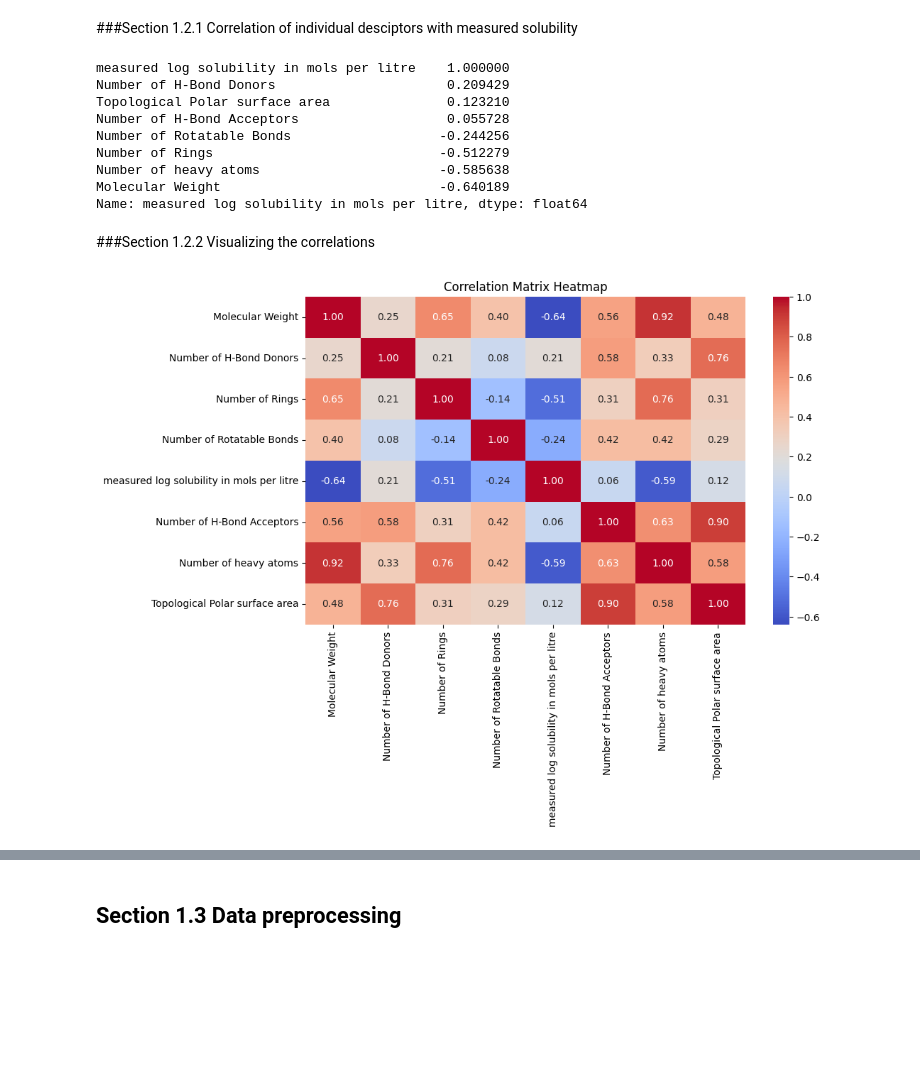
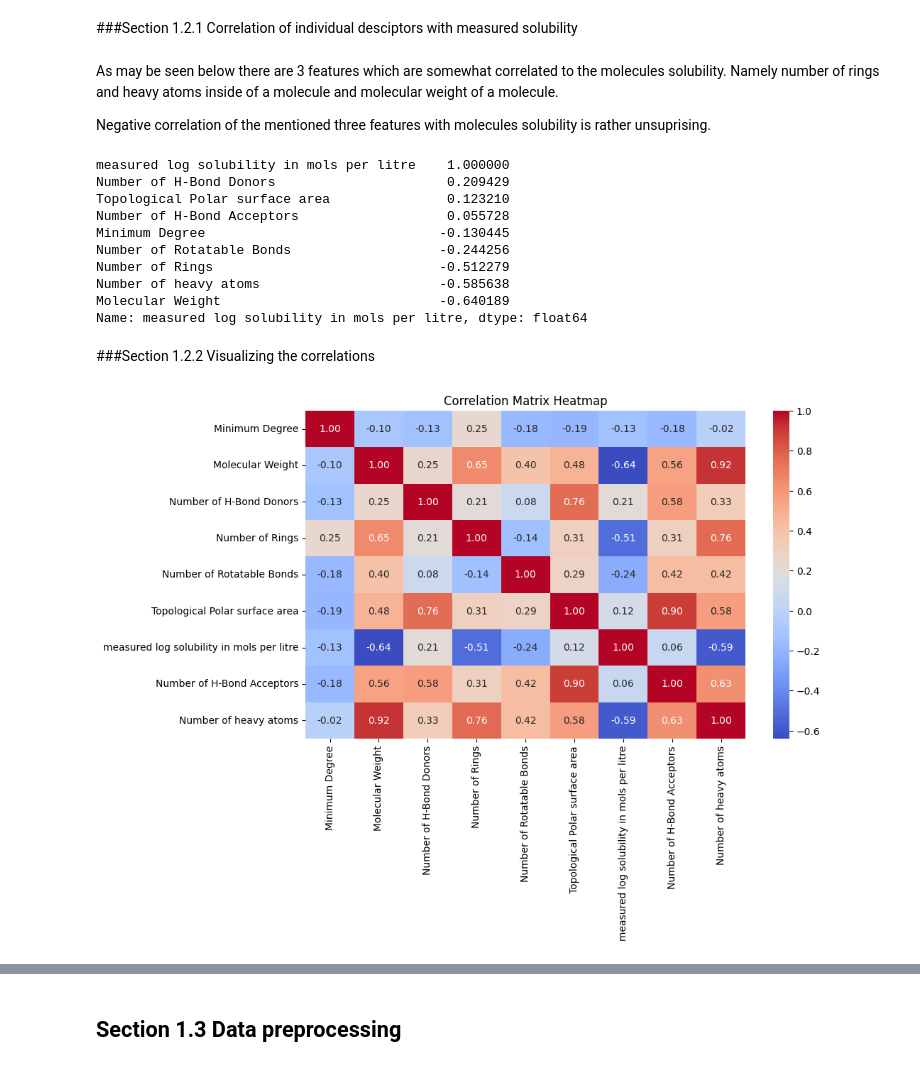
Before and after one commit to JoozG/ml-case-studies, a Jupyter notebook: SolubilityPredictor.ipynb, the cells around one changed output, grey strips where cells are left out. Saved outputs shown, nothing was run; the diff lists cells and outputs as text; code cells hidden in the pictures; blank space fills up the shorter version.

```diff
--- a/SolubilityPredictor.ipynb
+++ b/SolubilityPredictor.ipynb
@@ -22,48 +31,46 @@ from sklearn.metrics import mean_squared_error, r2_score, confusion_matrix
 url = "https://deepchemdata.s3-us-west-1.amazonaws.com/datasets/delaney-processed.csv"
 data = pd.read_csv(url)
 
-# Converting SMILES to RDKit Mol objects
-data['mol'] = data['smiles'].apply(Chem.MolFromSmiles)
+data['mol'] = data['smiles'].apply(Chem.MolFromSmiles) # Converting SMILES to RDKit Mol objects
 
 # Calculating RDKit descriptors
 def calculate_descriptors_data(mol):
     descriptors = {
         'Number of H-Bond Acceptors': Descriptors.NumHAcceptors(mol),
         'Number of heavy atoms': Descriptors.HeavyAtomCount(mol),
-        'Topological Polar surface area': Chem.rdMolDescriptors.CalcTPSA(mol),
     }
     return pd.Series(descriptors)
 
 descriptor_df = data['mol'].apply(calculate_descriptors_data)
 
 data = pd.concat([data, descriptor_df], axis=1)
+data.rename(columns={'Polar Surface Area': 'Topological Polar surface area'}, inplace=True) # Renaming one of the columns for the sake of accuracy
 
-# Dropping molecules that couldn't be processed
-data.dropna(inplace=True)
-
-dataset = data[['Molecular Weight', 'Number of H-Bond Donors',
-       'Number of Rings', 'Number of Rotatable Bonds',
-       'measured log solubility in mols per litre',
-       'Number of H-Bond Acceptors', 'Number of heavy atoms',
-       'Topological Polar surface area']]
+data.dropna(inplace=True) # Dropping molecules that couldn't be processed
 # %% [markdown]
 ##Section 1.2 Explortory data analysis
 # %% [markdown]
 ###Section 1.2.1 Correlation of individual desciptors with measured solubility
+# %% [markdown]
+As may be seen below there are 3 features which are somewhat correlated to the molecules solubility. Namely number of rings and heavy atoms inside of a molecule and molecular weight of a molecule.
+
+Negative correlation of the mentioned three features with molecules solubility is rather unsuprising.
+# %%
+data.drop(columns=['Compound ID', 'ESOL predicted log solubility in mols per litre','mol', 'smiles' ], inplace = True)
 # %%
 # Compute correlation of all columns with 'measured log solubility in mols per litre'
-correlation_matrix = dataset.corr()
+correlation_matrix = data.corr()
 
 # Extract correlations with the target variable
 solubility_correlation = correlation_matrix['measured log solubility in mols per litre'].sort_values(ascending=False)
 
-# Display results
 print(solubility_correlation)
 # %% [output]
 measured log solubility in mols per litre    1.000000
 Number of H-Bond Donors                      0.209429
 Topological Polar surface area               0.123210
 Number of H-Bond Acceptors                   0.055728
+Minimum Degree                              -0.130445
 Number of Rotatable Bonds                   -0.244256
 Number of Rings                             -0.512279
 Number of heavy atoms                       -0.585638
@@ -74,13 +81,14 @@ Name: measured log solubility in mols per litre, dtype: float64
 # %%
 import matplotlib.pyplot as plt
 import seaborn as sns
 
+# Plotting the heatmap
 plt.figure(figsize=(10, 6))
-sns.heatmap(dataset.corr(), annot=True, cmap='coolwarm', fmt=".2f")
+sns.heatmap(data.corr(), annot=True, cmap='coolwarm', fmt=".2f")
 plt.title("Correlation Matrix Heatmap")
 plt.show()
 # %% [output]
-[figure, old version]
+[figure, new version]
 # %%
 # Drop the correlation of solubility with itself
 solubility_correlation = solubility_correlation.drop(labels=['measured log solubility in mols per litre'])
```
Also changed, not shown: parts of 16 cells of this notebook.
